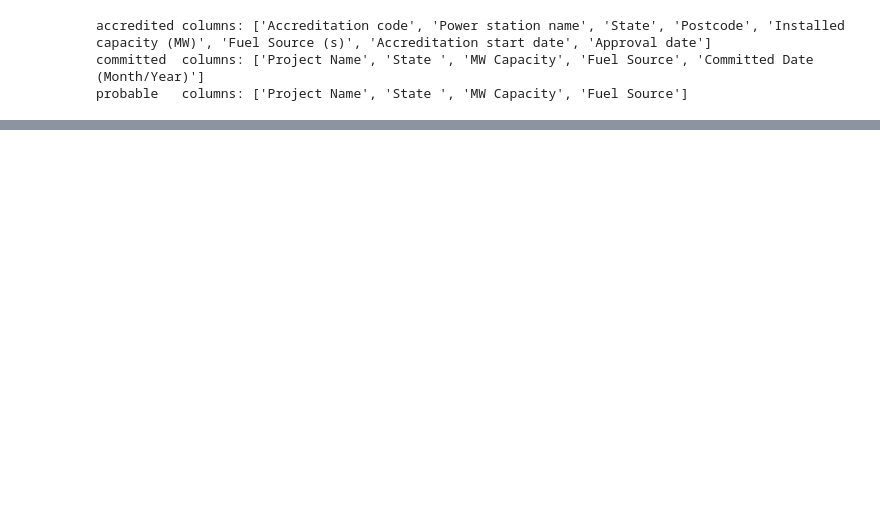
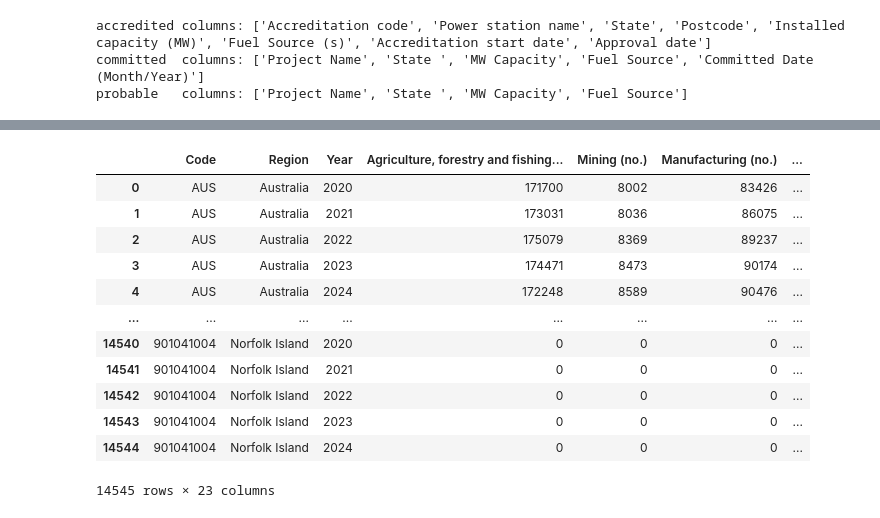
Before and after one commit to joelkurien/COMP5339Assignment, a Jupyter notebook: COMP5339_Ass1.ipynb, the cells around one changed output, grey strips where cells are left out. Drawn from its saved outputs; the diff is of its cells as text; code cells hidden in the pictures; blank space fills up the shorter version.

```diff
--- a/COMP5339_Ass1.ipynb
+++ b/COMP5339_Ass1.ipynb
@@ -80,6 +81,6 @@ NGER = NGER.drop(NGER[NGER["Electricity production GJ"].isna()].index)
 # %%
 # handle missing value in CO2 Emissions by median
-for col in ["Total scope 1 emissions t CO2 e", "Total scope 2 emissions t CO2 e"]:
+for col in ["totalscope1emissionstCO2e", "totalscope2emissionstCO2e"]:
     NGER[col] = NGER[col].fillna(NGER[col].median())
 # %%
 # Calculate Emission Intensity
@@ -291,26 +313,24 @@ def table_concatenation(pop_df1, pop_df2):
 # %%
-def economy_table_cleaning(tables):
+def economy_table_cleaning(table):
     try:
-        headers = list(tables.keys())
-        for header in headers:
-            df = tables[header].copy()
-            df = df.dropna(how='all') #removing all rows that are completely nan for each sub tables
-            df.reset_index(inplace=True)
-            df.set_index(['level_0', 'level_1'], inplace=True)
-            df.rename(columns={'level_2': 'Year'}, inplace=True)
-            df.rename_axis(index={'level_0':'Code', 'level_1':'Region'}, inplace=True)
-
-            #replacing nan values of rows that are not completely nan with the median of that column for a particular region+code
-            df = df.groupby(level=['Code', 'Region']).transform(
-                lambda x:x.fillna(x.mean() if not np.isnan(x.median()) else 0)
-            )
-            df.reset_index(inplace=True)
-            for col in df.columns:
-                if '(no.)' in col or 'number' in col or 'Number' in col:
-                    df[col] = df[col].astype('int64')
-            tables[header] = df
+        df = table.copy()
+        df.reset_index(inplace=True)
+        df.rename(columns={'level_0':'Code', 'level_1':'Region', 'level_2':'Year'}, inplace=True)
+        df.set_index(['Code', 'Region', 'Year'], inplace=True)
+        df = df[~(df.isna().all(axis=1) & (df.index.get_level_values('Year') < 2020))]
+        df.reset_index(inplace=True)
+        df = df.rename_axis(columns=[None, None] if isinstance(df.columns, pd.MultiIndex) else [None])
+        df.set_index(['Code', 'Region'], inplace=True)
+        df = df.groupby(level=['Code', 'Region']).transform(
+                    lambda x: x.ffill().fillna(0).bfill()
+                )
+        df.reset_index(inplace=True)
+        for col in df.columns:
+            if '(no.)' in col or 'number' in col or 'Number' in col:
+                df[col] = df[col].astype('int64')
+        table = df
 
     except Exception as e:
             print("Data is either already cleaned/invalid")
 
-    return tables
+    return table
@@ -319,3 +337,18 @@ sub_tables = table_concatenation(pop_df1[:29090], pop_df2[:5472])
 # %%
-sub_tables = economy_table_cleaning(sub_tables)
+abs_df = economy_table_cleaning(abs_df)
+abs_df
+# %% [output]
+|  | Code | Region | Year | Agriculture, forestry and fishing... | Mining (no.) | Manufacturing (no.) | ... |
+| 0 | AUS | Australia | 2020 | 171700 | 8002 | 83426 | ... |
+| 1 | AUS | Australia | 2021 | 173031 | 8036 | 86075 | ... |
+| 2 | AUS | Australia | 2022 | 175079 | 8369 | 89237 | ... |
+| 3 | AUS | Australia | 2023 | 174471 | 8473 | 90174 | ... |
+| 4 | AUS | Australia | 2024 | 172248 | 8589 | 90476 | ... |
+| ... | ... | ... | ... | ... | ... | ... | ... |
+| 14540 | 901041004 | Norfolk Island | 2020 | 0 | 0 | 0 | ... |
+| 14541 | 901041004 | Norfolk Island | 2021 | 0 | 0 | 0 | ... |
+| 14542 | 901041004 | Norfolk Island | 2022 | 0 | 0 | 0 | ... |
+| 14543 | 901041004 | Norfolk Island | 2023 | 0 | 0 | 0 | ... |
+| 14544 | 901041004 | Norfolk Island | 2024 | 0 | 0 | 0 | ... |
+14545 rows × 23 columns
 # %%
```
Also changed, not shown: parts of 30 cells of this notebook.
